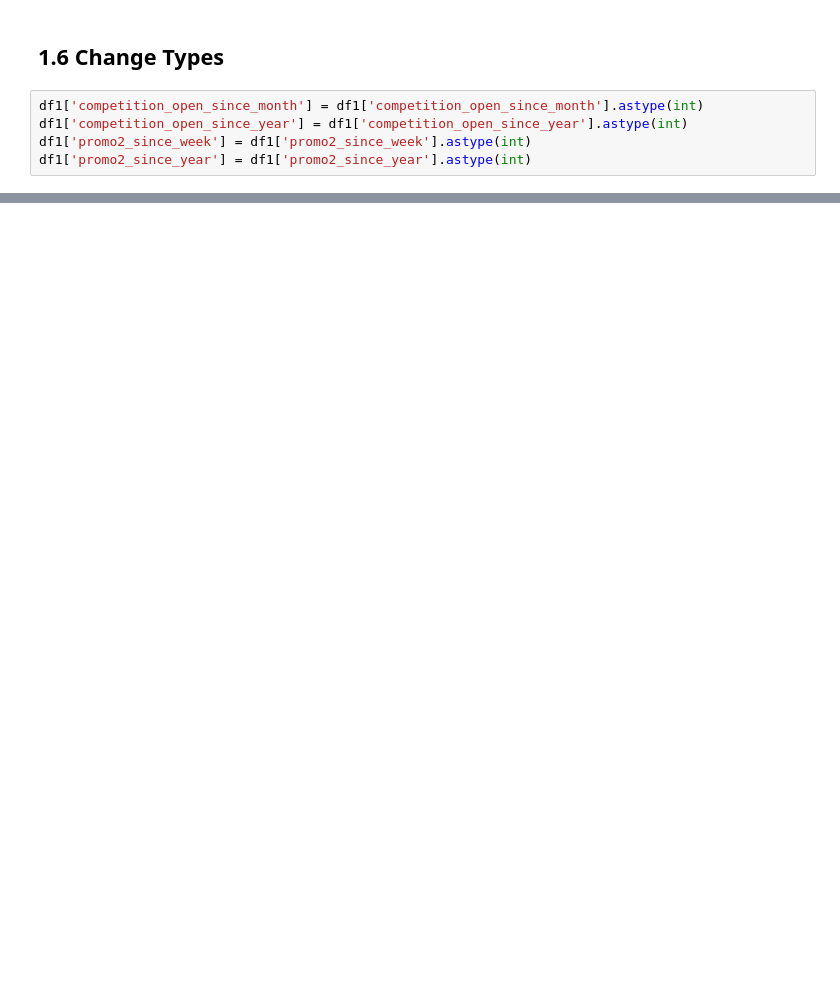
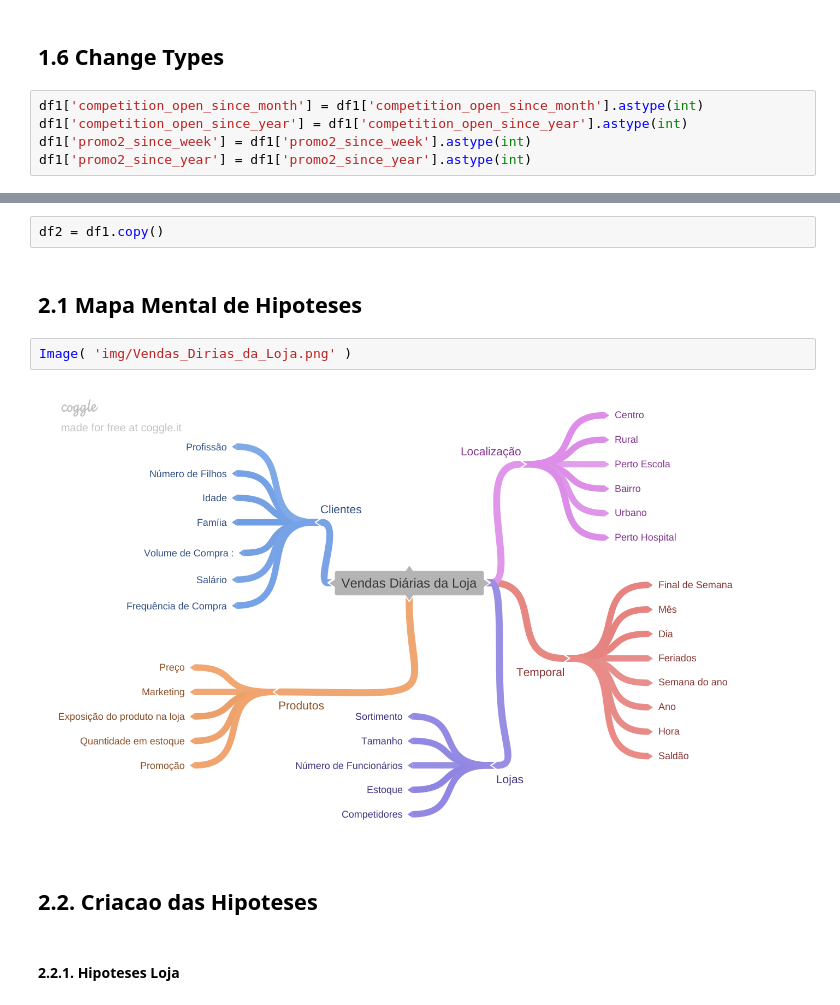
Before and after one commit to raquelEllem/rossmann_store_sales, a Jupyter notebook: rossmann_store_sales/ciclo03_store_sales_prediction.ipynb, the cells around one changed output, grey strips where cells are left out. Drawn from its saved outputs; the diff is of its cells as text; blank space fills up the shorter version.

```diff
--- a/rossmann_store_sales/ciclo03_store_sales_prediction.ipynb
+++ b/rossmann_store_sales/ciclo03_store_sales_prediction.ipynb
@@ -171,0 +267,12 @@ df1.dtypes
+# %%
+df2 = df1.copy()
+# %% [markdown]
+## 2.1 Mapa Mental de Hipoteses
+# %%
+Image( 'img/Vendas_Dirias_da_Loja.png' )
+# %% [output]
+[figure, added]
+# %% [markdown]
+## 2.2. Criacao das Hipoteses
+# %% [markdown]
+#### 2.2.1. Hipoteses Loja
```
Also changed, not shown: parts of 28 cells of this notebook.
